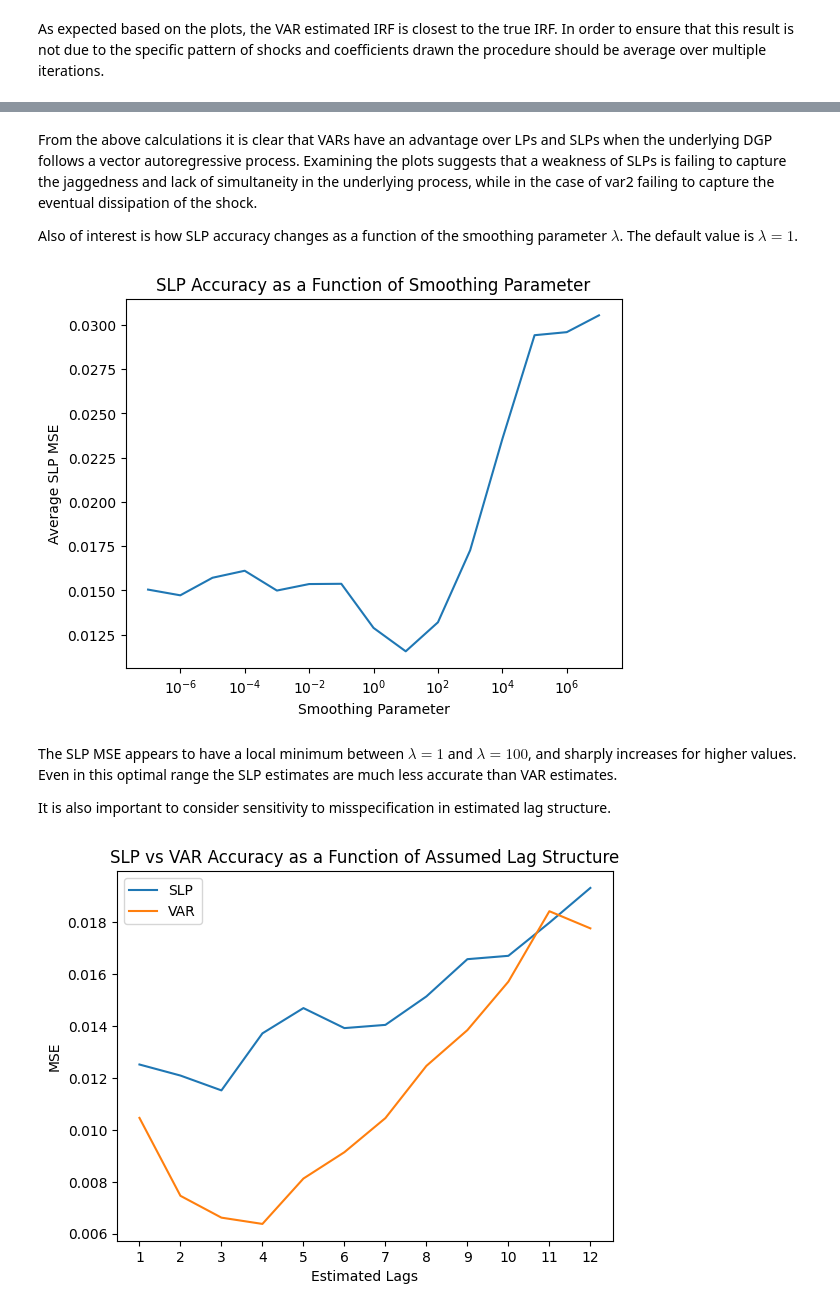
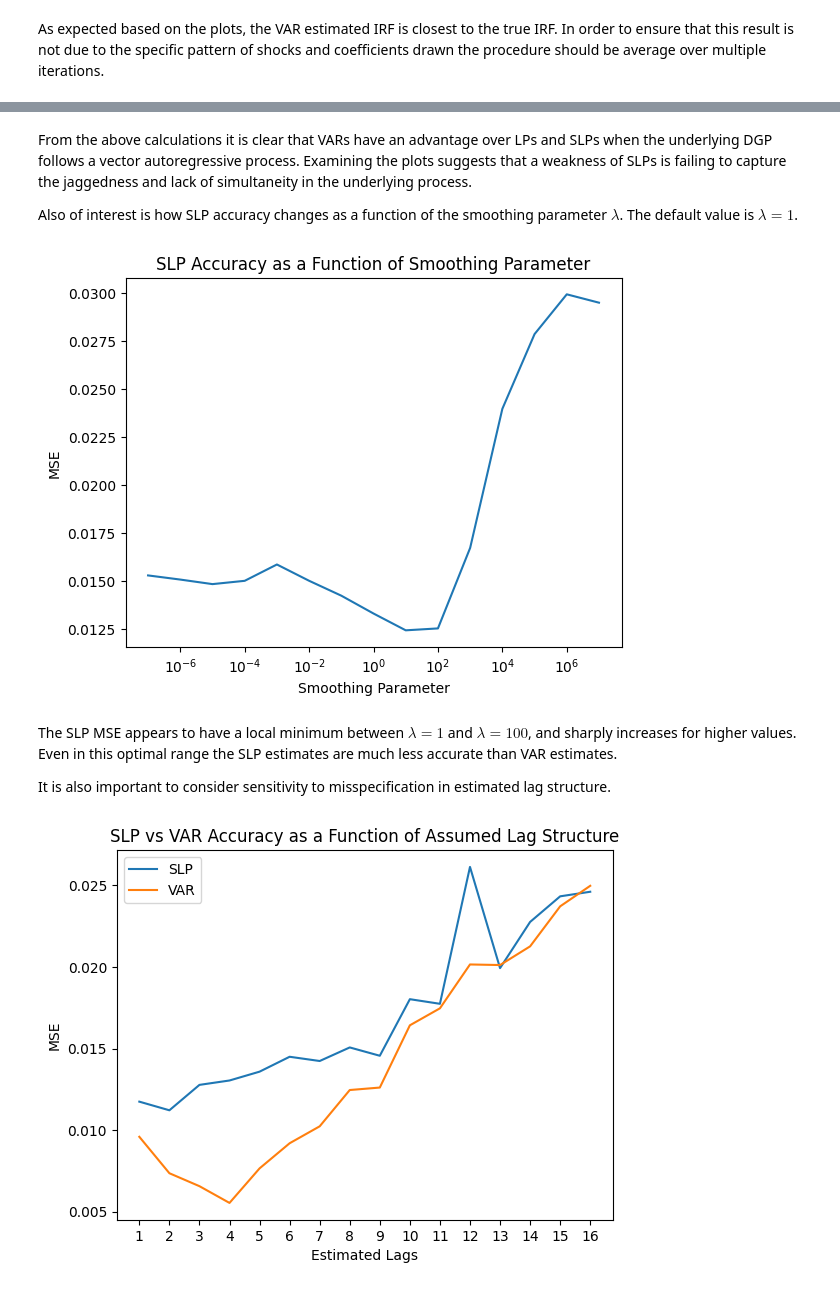
Before and after one commit to matt-dot-k/econ-622-project, a Jupyter notebook: example_notebooks/VAR_simul.ipynb, the cells around one changed output, grey strips where cells are left out. Saved outputs shown, nothing was run; the diff lists cells and outputs as text; code cells hidden in the pictures.

```diff
--- a/example_notebooks/VAR_simul.ipynb
+++ b/example_notebooks/VAR_simul.ipynb
@@ -115,7 +113,7 @@ var_beta = pd.DataFrame(var_irfs[:,:,2])
 # LP/SLP estimation of IRFs
 LP_mod = SmoothLocalProjections(observed_data, shock = "var3", endog = None, shock_exo = True, p = O, H = q)
 LP_fit = LP_mod.LP()
-SLP_fit = LP_mod.SLP()
+SLP_fit = LP_mod.SLP(n_knots = 5, lam = 5.0, r = 3)
 
 LP_beta = pd.DataFrame(LP_fit.beta)
 SLP_beta = pd.DataFrame(SLP_fit.beta)
@@ -176,5 +174,5 @@ Average MSE of SLP IRFs over 500 simulations: 0.01342
 # %% [markdown]
-From the above calculations it is clear that VARs have an advantage over LPs and SLPs when the underlying DGP follows a vector autoregressive process. Examining the plots suggests that a weakness of SLPs is failing to capture the jaggedness and lack of simultaneity in the underlying process, while in the case of var2 failing to capture the eventual dissipation of the shock.
+From the above calculations it is clear that VARs have an advantage over LPs and SLPs when the underlying DGP follows a vector autoregressive process. Examining the plots suggests that a weakness of SLPs is failing to capture the jaggedness and lack of simultaneity in the underlying process.
 
 Also of interest is how SLP accuracy changes as a function of the smoothing parameter $\lambda$. The default value is $\lambda = 1$.
 # %%
@@ -203,12 +201,12 @@ SLP_MSE_lam = pd.DataFrame(SLP_MSE_lam)
 
 plt.plot(SLP_MSE_lam[1], SLP_MSE_lam[0])
 plt.xlabel("Smoothing Parameter")
-plt.ylabel("Average SLP MSE")
+plt.ylabel("MSE")
 plt.title("SLP Accuracy as a Function of Smoothing Parameter")
 plt.xscale('log')
 plt.show()
 # %% [output]
-[figure, old version]
+[figure, new version]
 # %% [markdown]
 The SLP MSE appears to have a local minimum between $\lambda = 1$ and $\lambda = 100$, and sharply increases for higher values. Even in this optimal range the SLP estimates are much less accurate than VAR estimates.
 
@@ -216,42 +214,42 @@ It is also important to consider sensitivity to misspecification in estimated la
 # %%
 # Evaluating sensitivity to assumed lag structure
 num = 100
-rng = 12
+rng = 16
 MSE_diff = np.zeros((rng,3))
 
 for i in range(rng):
-    lags = i+1 # sigma_obs from 0.0125 to 0.25 in 0.0125 increments
+    lags = i+1
     var_MSE = np.zeros(num)
     SLP_MSE = np.zeros(num)
 
     for j in range(num):
         observed_data, A = VAR_data(V,O,T)
         true_irf = true(V,O,q,A)
 
         var_mod = VAR(observed_data)
         var_fit = var_mod.fit(lags)
         var_irfs = var_fit.irf(periods=q).irfs
         var_beta = pd.DataFrame(var_irfs[:,:,2])
 
         LP_mod = SmoothLocalProjections(observed_data, "var3", None, True, lags, q)
         SLP_beta = pd.DataFrame(LP_mod.SLP().beta)
 
         var_MSE[j] = np.mean((true_irf.values - var_beta.values)**2)
         SLP_MSE[j] = np.mean((true_irf.values - SLP_beta.values)**2)
 
     MSE_diff[i,0] = np.mean(SLP_MSE)
     MSE_diff[i,1] = np.mean(var_MSE)
     MSE_diff[i,2] = lags
 
 MSE_diff = pd.DataFrame(MSE_diff)
 
 plt.plot(MSE_diff[2], MSE_diff.drop(columns=2))
 plt.xlabel("Estimated Lags")
 plt.ylabel("MSE")
 plt.title("SLP vs VAR Accuracy as a Function of Assumed Lag Structure")
 plt.legend(["SLP", "VAR"])
 plt.xticks(MSE_diff[2])
 plt.show()
 # %% [output]
-[figure, old version]
+[figure, new version]
 # %% [markdown]
```
Also changed, not shown: parts of 8 cells of this notebook, 8 other files.
